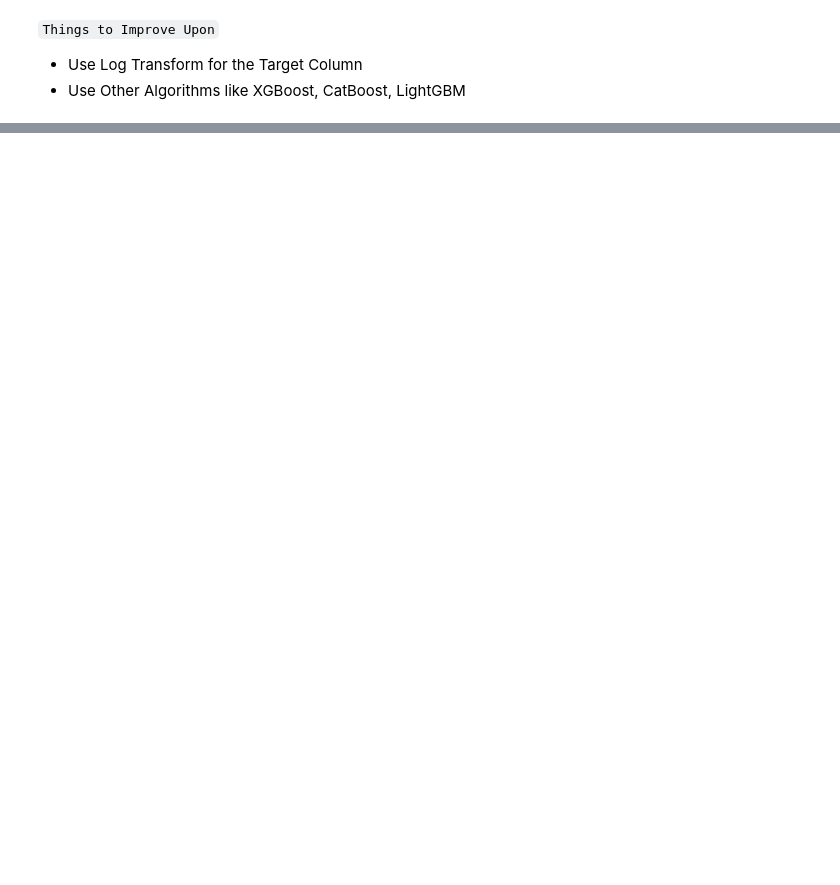
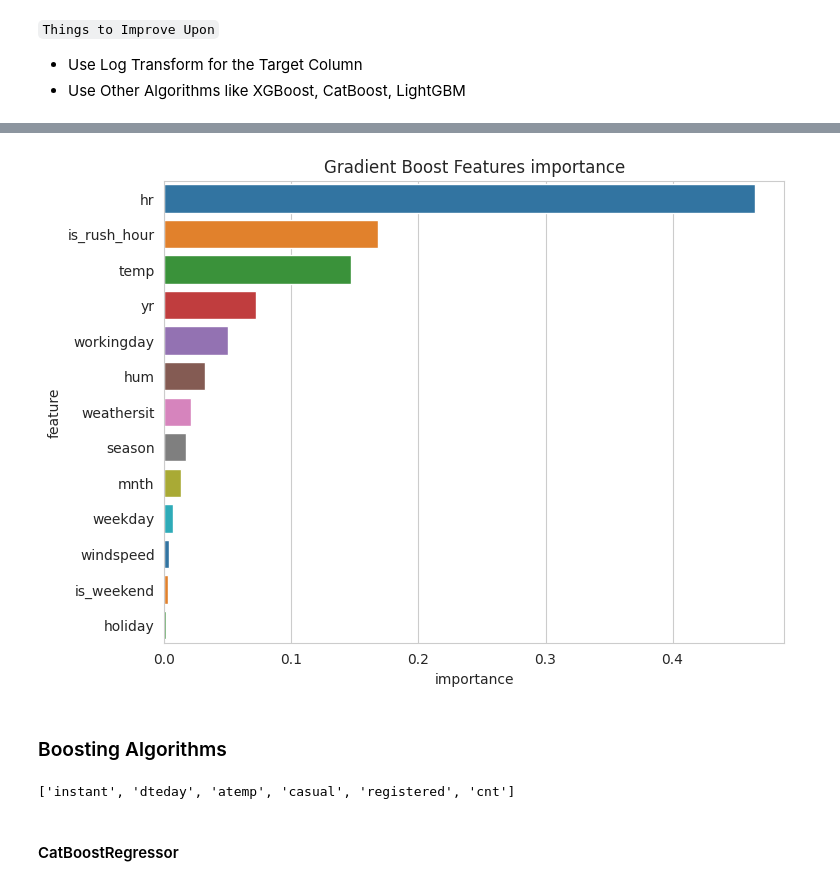
Before and after one commit to michaji/urbanride-demand-forecasting, a Jupyter notebook: notebook.ipynb, the cells around one changed output, grey strips where cells are left out. Drawn from its saved outputs; the diff is of its cells as text; code cells hidden in the pictures; blank space fills up the shorter version.

```diff
--- a/notebook.ipynb
+++ b/notebook.ipynb
@@ -496,0 +471,21 @@ plt.show()
+# %%
+## Feature Importance for Gradient Boosting
+
+feature_importance_df = pd.DataFrame(gbr.feature_importances_, columns=['importance'])
+feature_importance_df['feature'] = X_train.columns
+
+plt.figure(figsize=(8, 6));
+sns.barplot(
+    x="importance",
+    y="feature",
+    hue="feature",
+    data = feature_importance_df.sort_values(by = ['importance'], ascending = False),
+    palette="tab10",
+    legend=False
+)
+plt.title('Gradient Boost Features importance')
+plt.show()
+# %% [output]
+[figure, added]
+# %% [markdown]
+### Boosting Algorithms
@@ -496,0 +495,6 @@ plt.show()
+# %%
+ft = features_to_drop
+ft.append(target)
+ft
+# %% [output]
+['instant', 'dteday', 'atemp', 'casual', 'registered', 'cnt']
@@ -496,0 +504,2 @@ plt.show()
+# %% [markdown]
+#### CatBoostRegressor
```
Also changed, not shown: parts of 31 cells of this notebook.
